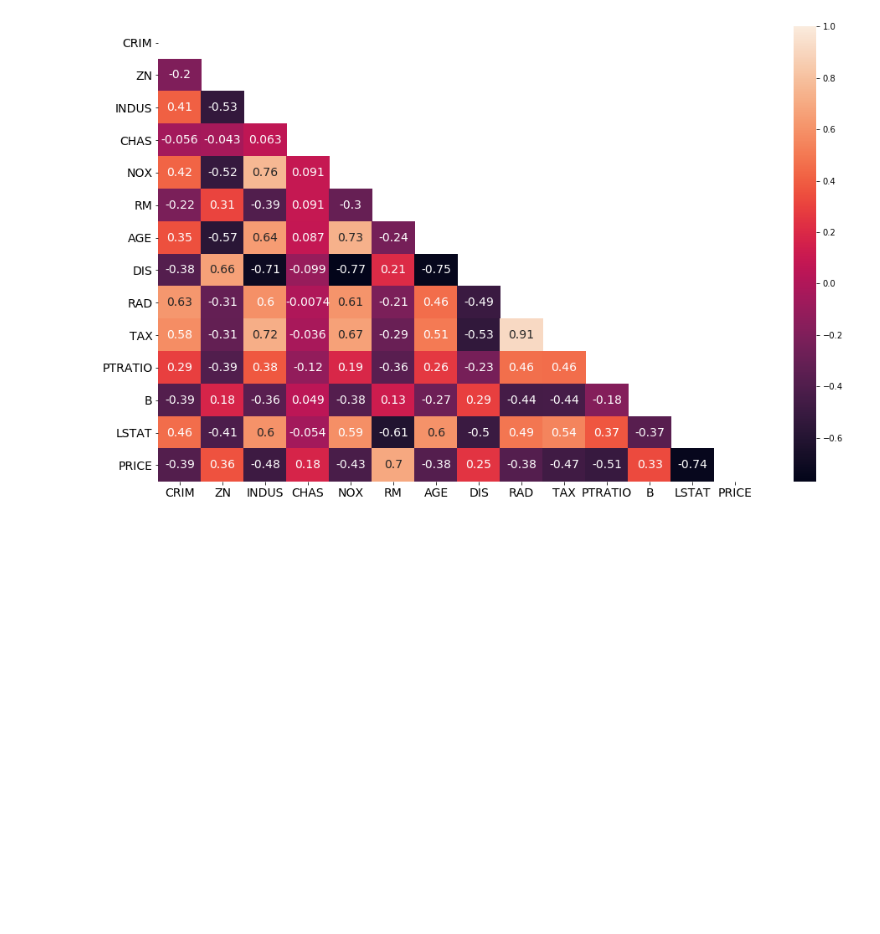
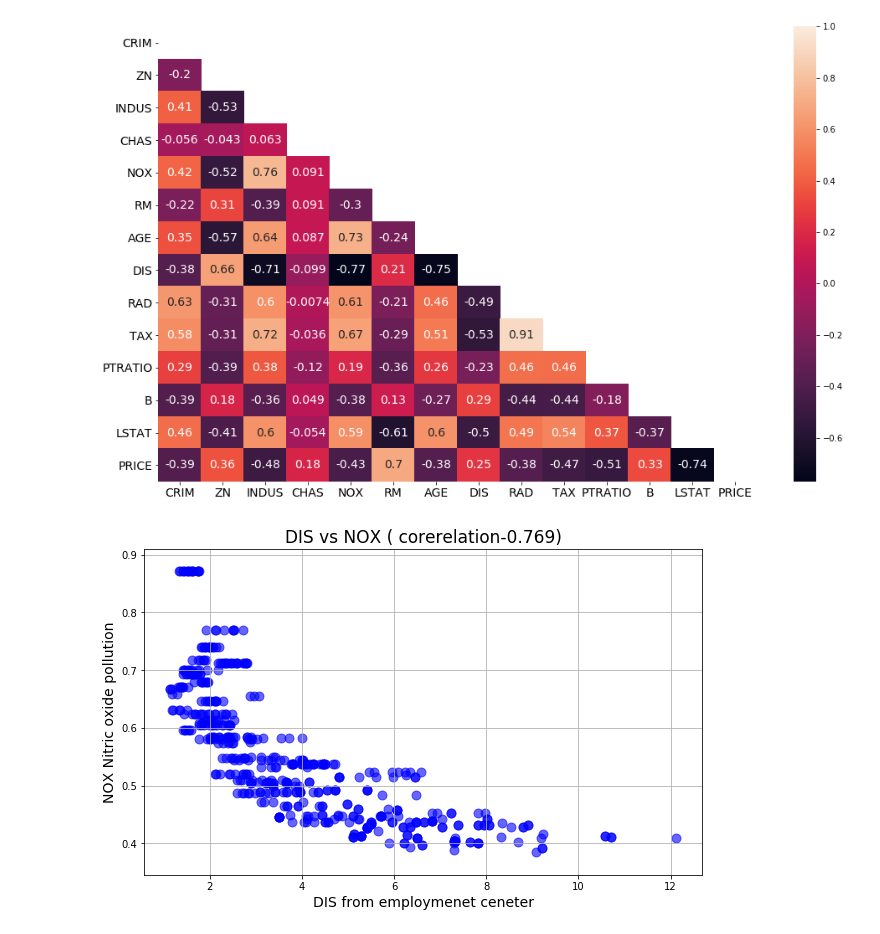
Before and after one commit to Samuel-S-Ampofo/MachineLearning, a Jupyter notebook: 04 Multivriate Regression.ipynb, the cells around one changed output. Drawn from its saved outputs; the diff is of its cells as text; code cells hidden in the pictures; blank space fills up the shorter version.

Commit message:
seabon plot multi iterative

```diff
--- a/04 Multivriate Regression.ipynb
+++ b/04 Multivriate Regression.ipynb
@@ -261,3 +383,16 @@ plt.yticks(fontsize=14)
 plt.show()
 # %% [output]
 [figure]
+# %%
+## 3 Chart: Derivative (Close Up)
+nox_dis_corr = round(data['NOX'].corr(data['DIS']),3)
+
+plt.figure(figsize=(10,6))
+plt.grid()
+plt.title(f"DIS vs NOX ( corerelation{nox_dis_corr})", fontsize=17)
+plt.xlabel('DIS from employmenet ceneter', fontsize=14)
+plt.ylabel('NOX Nitric oxide pollution', fontsize=14)
+plt.scatter(x=data['DIS'],y=data['NOX'], color='blue', s=80, alpha=0.6, )
+plt.show()
+# %% [output]
+[figure, added]
```
Also changed, not shown: parts of 17 cells of this notebook, 1 other file.
